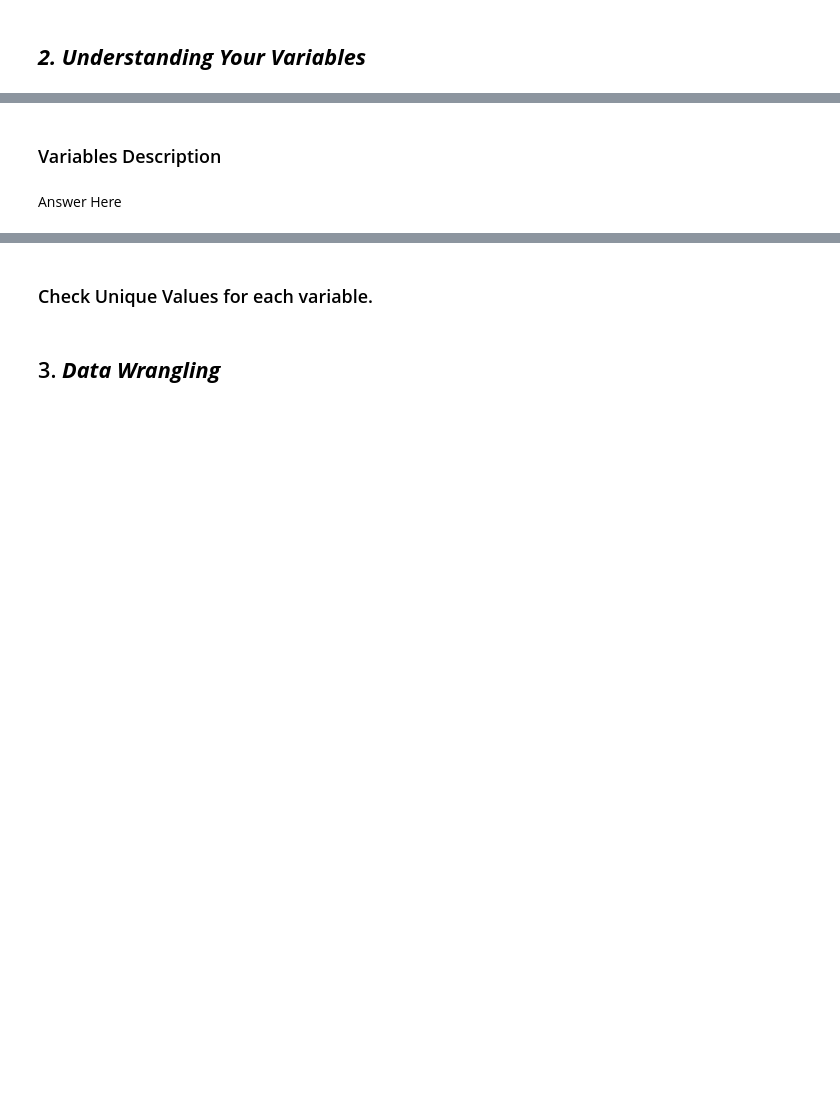
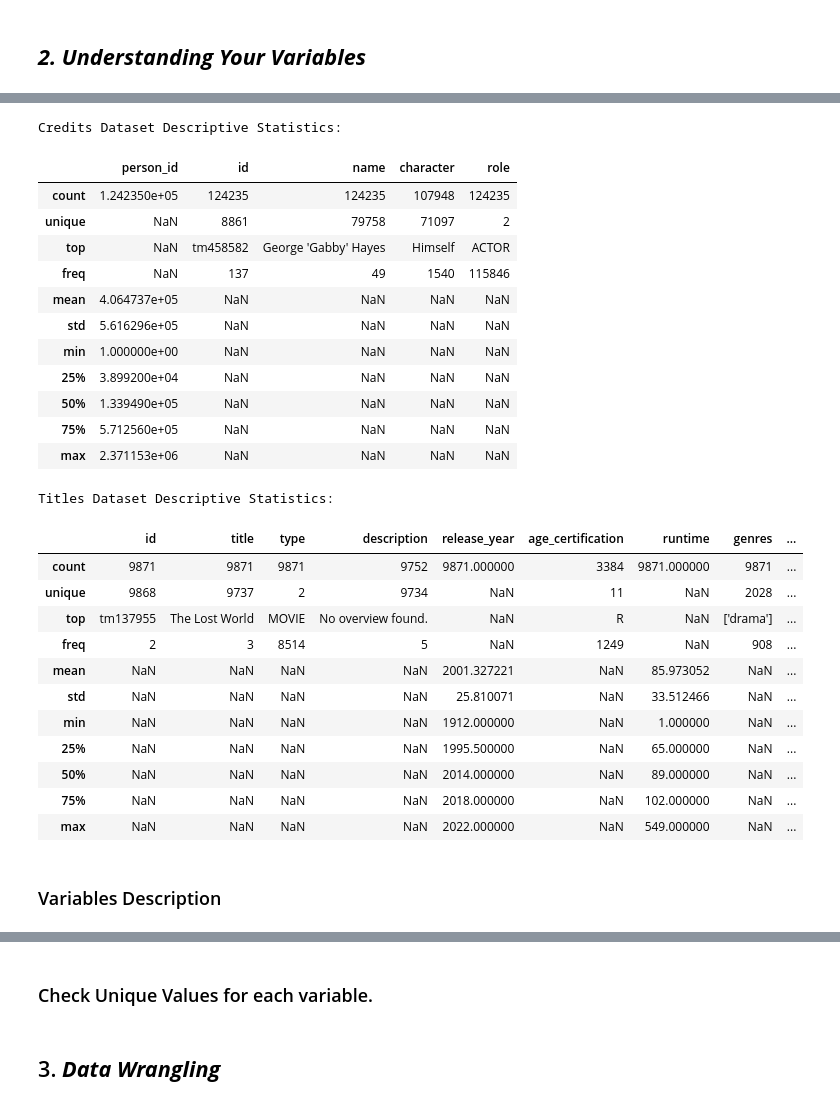
Before and after one commit to Rupeshyadv/AmazonPrime_EDA-, a Jupyter notebook: Sample_EDA_Submission_Template.ipynb, the cells around one changed output, grey strips where cells are left out. Saved outputs shown, nothing was run; the diff lists cells and outputs as text; code cells hidden in the pictures; blank space fills up the shorter version.

Commit message:
added variable description

```diff
--- a/Sample_EDA_Submission_Template.ipynb
+++ b/Sample_EDA_Submission_Template.ipynb
@@ -308,4 +316,37 @@ Contains metadata about each movie/TV show available on Amazon Prime.
+# %%
+# Dataset Describe
+# credits dataset descriptive statistics
+print("\nCredits Dataset Descriptive Statistics:")
+display(credits_df.describe(include='all'))
+# titles dataset descriptive statistics
+print("\nTitles Dataset Descriptive Statistics:")
+display(titles_df.describe(include='all'))
+# %% [output]
+Credits Dataset Descriptive Statistics:
+|  | person_id | id | name | character | role |
+| count | 1.242350e+05 | 124235 | 124235 | 107948 | 124235 |
+| unique | NaN | 8861 | 79758 | 71097 | 2 |
+| top | NaN | tm458582 | George 'Gabby' Hayes | Himself | ACTOR |
+| freq | NaN | 137 | 49 | 1540 | 115846 |
+| mean | 4.064737e+05 | NaN | NaN | NaN | NaN |
+| std | 5.616296e+05 | NaN | NaN | NaN | NaN |
+| min | 1.000000e+00 | NaN | NaN | NaN | NaN |
+| 25% | 3.899200e+04 | NaN | NaN | NaN | NaN |
+| 50% | 1.339490e+05 | NaN | NaN | NaN | NaN |
+| 75% | 5.712560e+05 | NaN | NaN | NaN | NaN |
+| max | 2.371153e+06 | NaN | NaN | NaN | NaN |
+Titles Dataset Descriptive Statistics:
+|  | id | title | type | description | release_year | age_certification | runtime | genres | ... |
+| count | 9871 | 9871 | 9871 | 9752 | 9871.000000 | 3384 | 9871.000000 | 9871 | ... |
+| unique | 9868 | 9737 | 2 | 9734 | NaN | 11 | NaN | 2028 | ... |
+| top | tm137955 | The Lost World | MOVIE | No overview found. | NaN | R | NaN | ['drama'] | ... |
+| freq | 2 | 3 | 8514 | 5 | NaN | 1249 | NaN | 908 | ... |
+| mean | NaN | NaN | NaN | NaN | 2001.327221 | NaN | 85.973052 | NaN | ... |
+| std | NaN | NaN | NaN | NaN | 25.810071 | NaN | 33.512466 | NaN | ... |
+| min | NaN | NaN | NaN | NaN | 1912.000000 | NaN | 1.000000 | NaN | ... |
+| 25% | NaN | NaN | NaN | NaN | 1995.500000 | NaN | 65.000000 | NaN | ... |
+| 50% | NaN | NaN | NaN | NaN | 2014.000000 | NaN | 89.000000 | NaN | ... |
+| 75% | NaN | NaN | NaN | NaN | 2018.000000 | NaN | 102.000000 | NaN | ... |
+| max | NaN | NaN | NaN | NaN | 2022.000000 | NaN | 549.000000 | NaN | ... |
 # %% [markdown]
 ### Variables Description
-# %% [markdown]
-Answer Here
```
Also changed, not shown: parts of 5 cells of this notebook.
